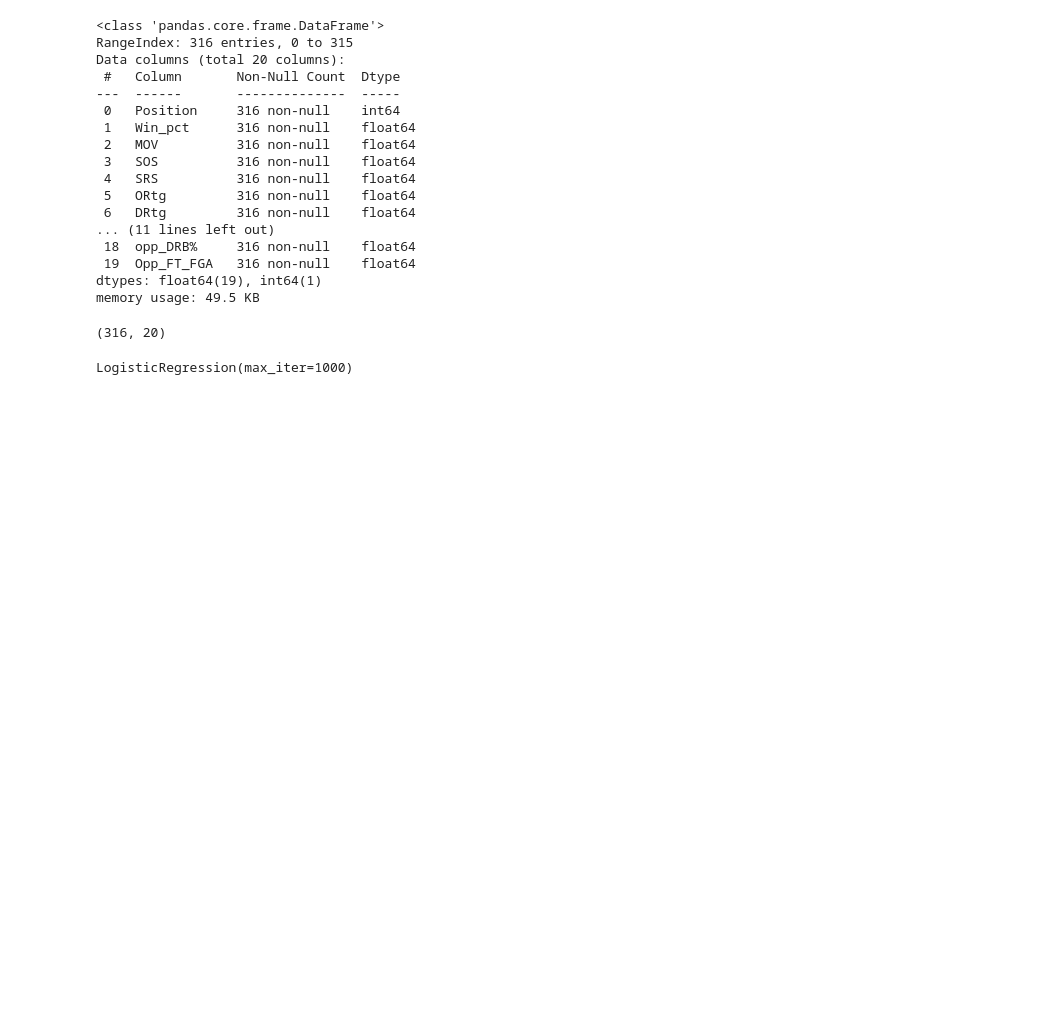
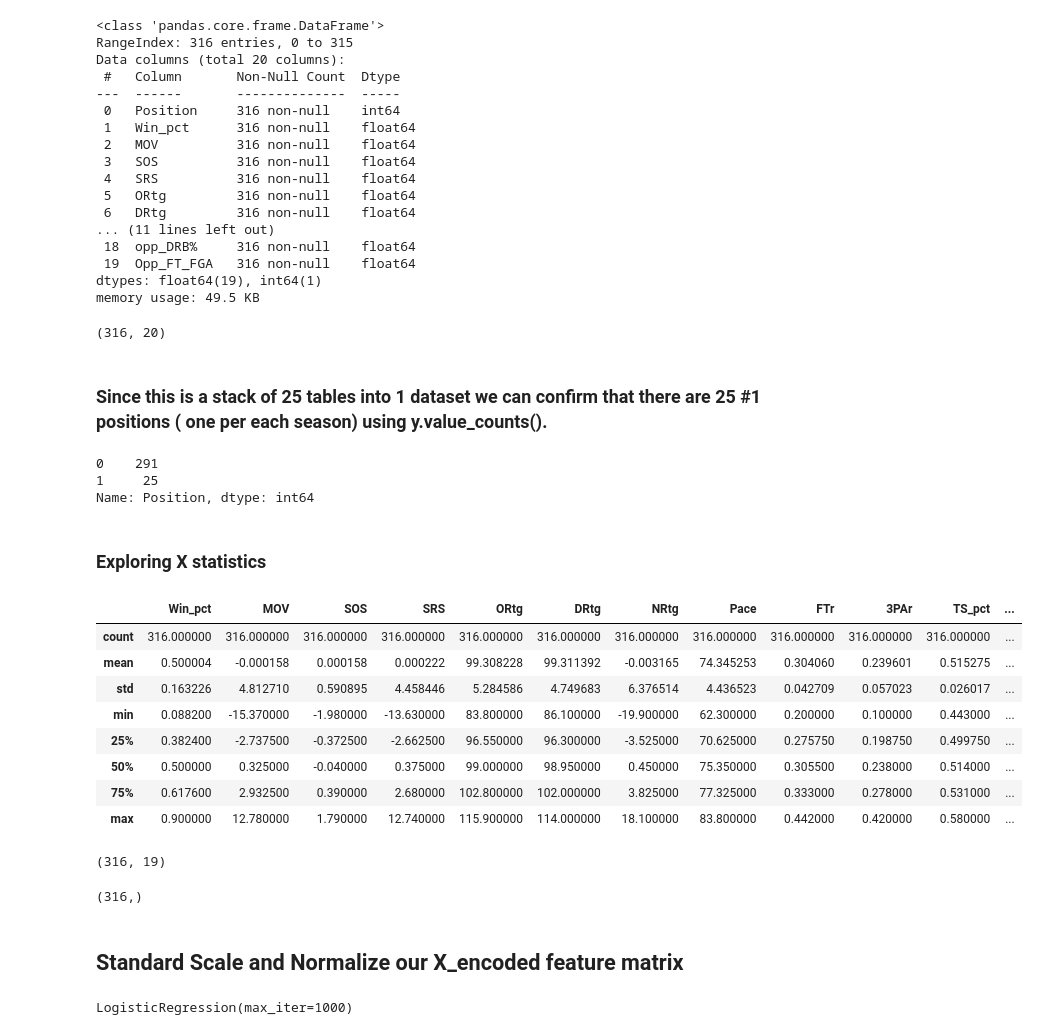
Before and after one commit to l-aldarondo/Sports-Predictions, a Jupyter notebook: Logistic_Regression_Model.ipynb, the cells around one changed output. Saved outputs shown, nothing was run; the diff lists cells and outputs as text; code cells hidden in the pictures; blank space fills up the shorter version.

```diff
--- a/Logistic_Regression_Model.ipynb
+++ b/Logistic_Regression_Model.ipynb
@@ -117,5 +119,42 @@ memory usage: 49.5 KB
 stats_df.shape
 # %% [output]
 (316, 20)
+# %% [markdown]
+### Since this is a stack of 25 tables into 1 dataset we can confirm that there are 25 #1 positions ( one per each season) using y.value_counts().
+# %%
+# Create our target
+y = stats_df.Position
+y.value_counts()
+# %% [output]
+0    291
+1     25
+Name: Position, dtype: int64
+# %% [markdown]
+### Exploring X statistics
+# %%
+# all our columns in our feature meatrix (X) are numeric
+X.describe()
+# %% [output]
+|  | Win_pct | MOV | SOS | SRS | ORtg | DRtg | NRtg | Pace | FTr | 3PAr | TS_pct | ... |
+| count | 316.000000 | 316.000000 | 316.000000 | 316.000000 | 316.000000 | 316.000000 | 316.000000 | 316.000000 | 316.000000 | 316.000000 | 316.000000 | ... |
+| mean | 0.500004 | -0.000158 | 0.000158 | 0.000222 | 99.308228 | 99.311392 | -0.003165 | 74.345253 | 0.304060 | 0.239601 | 0.515275 | ... |
+| std | 0.163226 | 4.812710 | 0.590895 | 4.458446 | 5.284586 | 4.749683 | 6.376514 | 4.436523 | 0.042709 | 0.057023 | 0.026017 | ... |
+| min | 0.088200 | -15.370000 | -1.980000 | -13.630000 | 83.800000 | 86.100000 | -19.900000 | 62.300000 | 0.200000 | 0.100000 | 0.443000 | ... |
+| 25% | 0.382400 | -2.737500 | -0.372500 | -2.662500 | 96.550000 | 96.300000 | -3.525000 | 70.625000 | 0.275750 | 0.198750 | 0.499750 | ... |
+| 50% | 0.500000 | 0.325000 | -0.040000 | 0.375000 | 99.000000 | 98.950000 | 0.450000 | 75.350000 | 0.305500 | 0.238000 | 0.514000 | ... |
+| 75% | 0.617600 | 2.932500 | 0.390000 | 2.680000 | 102.800000 | 102.000000 | 3.825000 | 77.325000 | 0.333000 | 0.278000 | 0.531000 | ... |
+| max | 0.900000 | 12.780000 | 1.790000 | 12.740000 | 115.900000 | 114.000000 | 18.100000 | 83.800000 | 0.442000 | 0.420000 | 0.580000 | ... |
+# %%
+# examine the shape of X
+X.shape
+# %% [output]
+(316, 19)
+# %%
+# Check the balance of our target values
+y.shape
+# %% [output]
+(316,)
+# %% [markdown]
+## Standard Scale and Normalize our X_encoded feature matrix
 # %%
 # Drop Position target from features data
```
Also changed, not shown: parts of 12 cells of this notebook.
